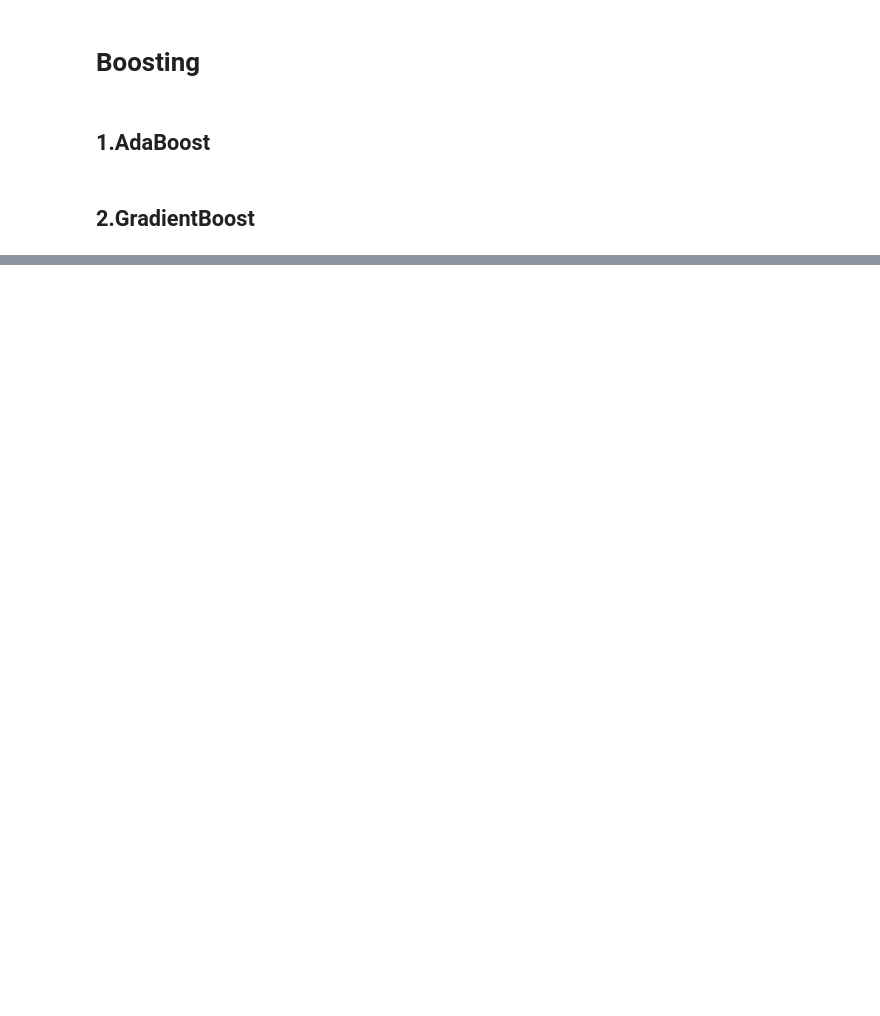
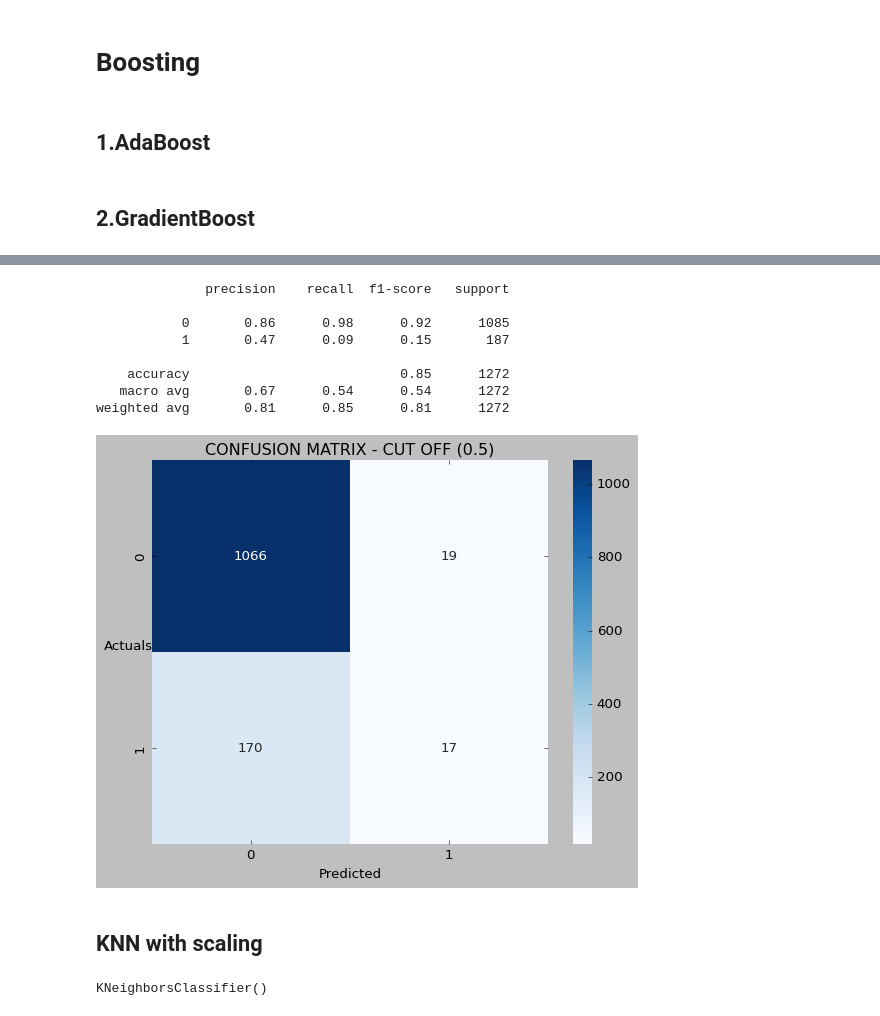
Before and after one commit to KomalKashani/CLASS_NOTES, a Jupyter notebook: Machine Learning/Classification Models/KNN_RandomForest_EsembleModels(BaggingandBoosting)/KNN_RandomForest_EnsembleModels(BaggingAndBoosting).ipynb, the cells around one changed output, grey strips where cells are left out. Saved outputs shown, nothing was run; the diff lists cells and outputs as text; code cells hidden in the pictures; blank space fills up the shorter version.

```diff
--- a/Machine Learning/Classification Models/KNN_RandomForest_EsembleModels(BaggingandBoosting)/KNN_RandomForest_EnsembleModels(BaggingAndBoosting).ipynb
+++ b/Machine Learning/Classification Models/KNN_RandomForest_EsembleModels(BaggingandBoosting)/KNN_RandomForest_EnsembleModels(BaggingAndBoosting).ipynb
@@ -784,0 +882,18 @@ print(metrics.classification_report(y_test, GB_model_grid_y_test_predict))
+# %%
+sns.heatmap((metrics.confusion_matrix(y_test,GB_y_test_predict)),annot=True,fmt='.5g'
+            ,cmap='Blues');
+plt.xlabel('Predicted');
+plt.ylabel('Actuals',rotation=0);
+plt.title('CONFUSION MATRIX - CUT OFF (0.5)')
+
+print(metrics.classification_report(y_test, GB_y_test_predict))
+# %% [output]
+              precision    recall  f1-score   support
+
+           0       0.86      0.98      0.92      1085
+           1       0.47      0.09      0.15       187
+
+    accuracy                           0.85      1272
+   macro avg       0.67      0.54      0.54      1272
+weighted avg       0.81      0.85      0.81      1272
+[figure, added]
@@ -784,0 +903,2 @@ print(metrics.classification_report(y_test, GB_model_grid_y_test_predict))
+# %% [markdown]
+## KNN with scaling
@@ -784,0 +907,4 @@ print(metrics.classification_report(y_test, GB_model_grid_y_test_predict))
+# %%
+KNN.fit(x_train,y_train)
+# %% [output]
+KNeighborsClassifier()
```
Also changed, not shown: parts of 81 cells of this notebook, 2 other files.
